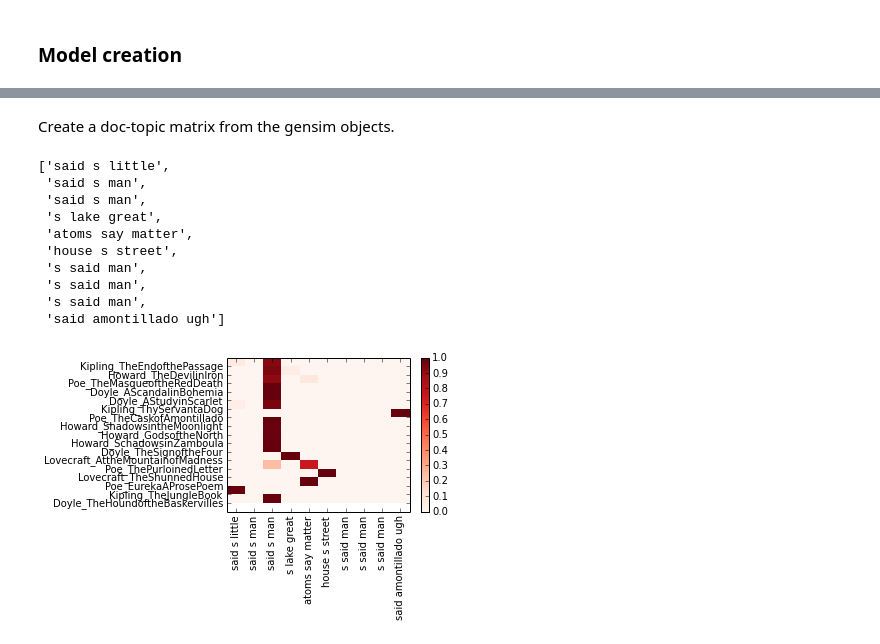
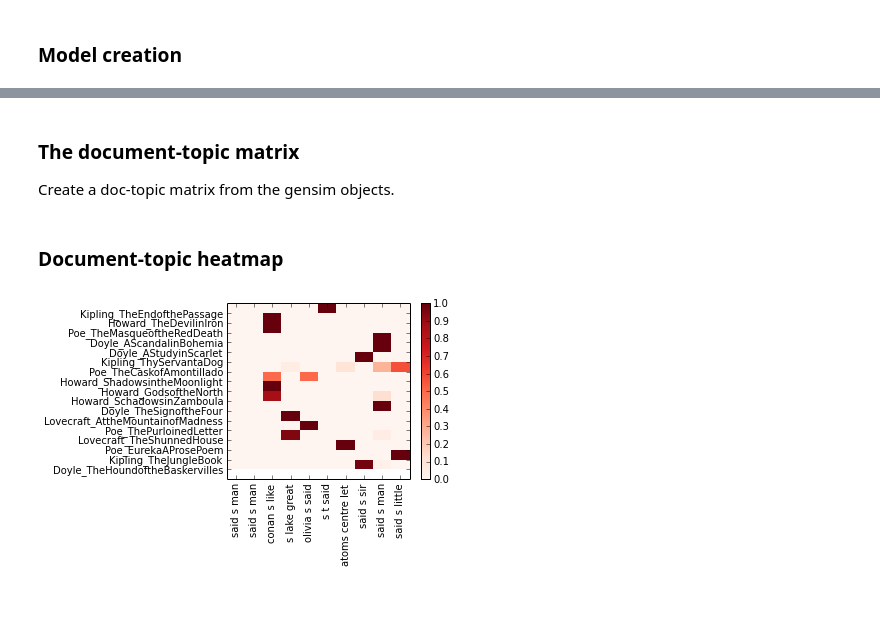
Before and after one commit to DARIAH-DE/TopicsExplorer, a Jupyter notebook: topics.ipynb, the cells around one changed output, grey strips where cells are left out. Drawn from its saved outputs; the diff is of its cells as text; code cells hidden in the pictures; blank space fills up the shorter version.

```diff
--- a/topics.ipynb
+++ b/topics.ipynb
@@ -13,8 +13,7 @@ Tell jupyter to draw figures within the browser.
 # %% [markdown]
 Read text files from a folder.
 # %%
-#folder = './test_corpus/*.txt'
-folder = './corpus_lang/*.txt'
+folder = './corpus/*.txt'
 documents = tp.readCorpus(folder)
 # %% [markdown]
 Store the file names as document labels in a separate list.
@@ -71,0 +73,2 @@ Show some topics.
+# %%
+topic_labels = tp.topicLabels(model, no_of_topics)
@@ -105,42 +91,11 @@ saving ...
 # %% [markdown]
+### The document-topic matrix ###
 Create a doc-topic matrix from the gensim objects.
 # %%
 doc_topic = tp.gensim_to_dtm(model, corpus, no_of_topics)
-# %%
-# get plot labels
-
-topic_labels = []
-for i in range(no_of_topics):
-    topic_terms = [x[1] for x in model.show_topic(i, topn=3)]
-    topic_labels.append(" ".join(topic_terms))
-topic_labels
-# %% [output]
-['said s little',
- 'said s man',
- 'said s man',
- 's lake great',
- 'atoms say matter',
- 'house s street',
- 's said man',
- 's said man',
- 's said man',
- 'said amontillado ugh']
-# %%
-# cf. https://de.dariah.eu/tatom/topic_model_visualization.html
-import matplotlib.pyplot as plt
-import numpy as np
-
-no_of_docs = len(corpus)
-
-if no_of_docs > 20 or no_of_topics > 20: plt.figure(figsize=(20,20))    # if many items, enlarge figure
-plt.pcolor(doc_topic, norm=None, cmap='Reds')
-plt.yticks(np.arange(doc_topic.shape[0])+1.0, doc_labels)
-plt.xticks(np.arange(doc_topic.shape[1])+0.5, topic_labels, rotation='90')
-plt.gca().invert_yaxis()
-plt.colorbar(cmap='Reds')
-plt.tight_layout()
-
-#plt.savefig(path+"/"+corpusname+"_heatmap.png") #, dpi=80)
-plt.show()
-# %% [output]
-[figure, removed]
+# %% [markdown]
+### Document-topic heatmap ###
+# %%
+tp.docTopHeatmap(doc_topic, doc_labels, topic_labels)
+# %% [output]
+[figure, added]
```
Also changed, not shown: parts of 8 cells of this notebook, 21 other files.
